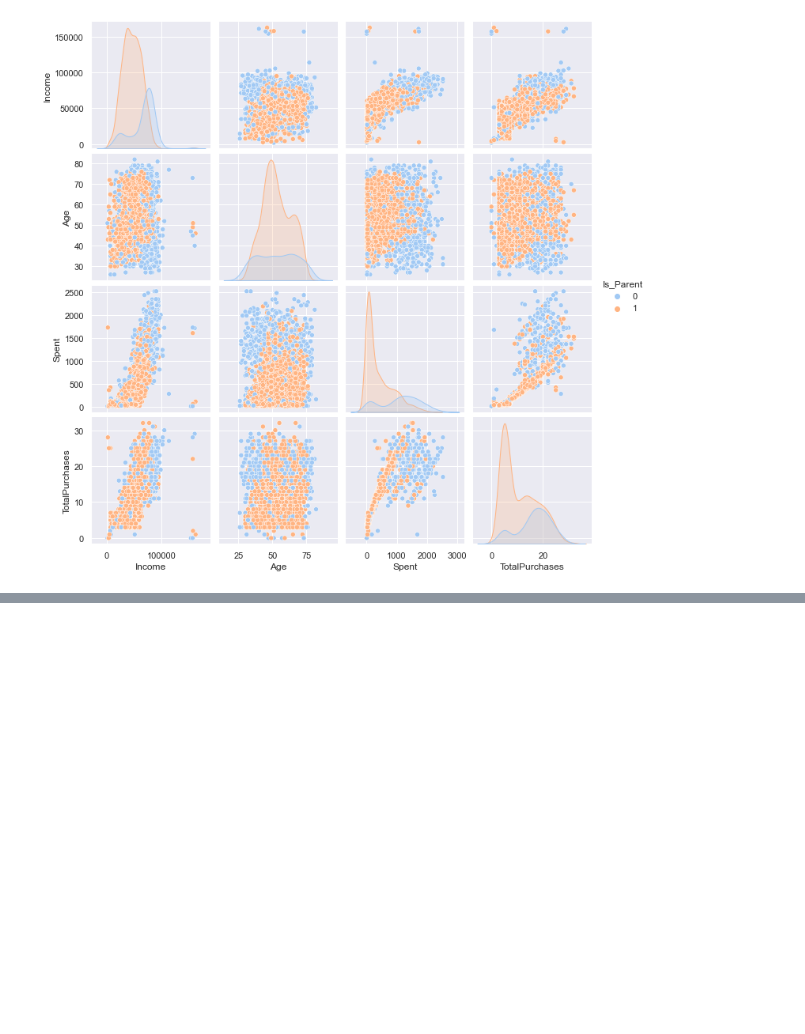
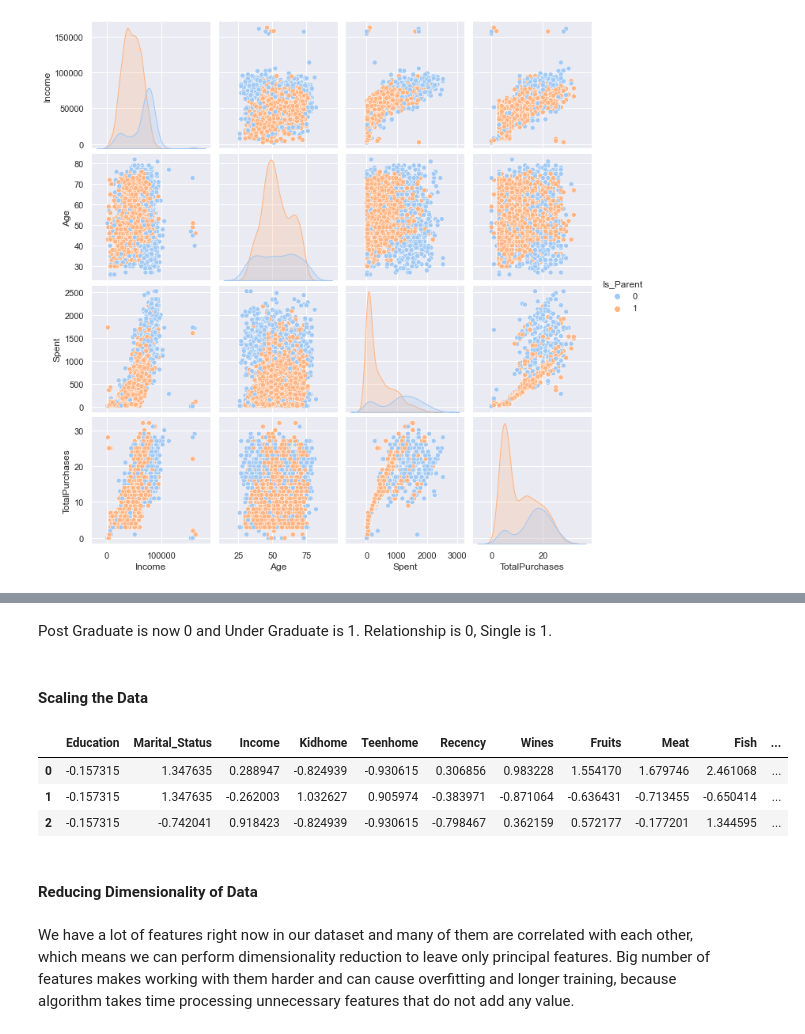
Before and after one commit to DenysIvanilov/Portfolio-Projects, a Jupyter notebook: CustomerSegmentation/NotebookAndModel/Untitled.ipynb, the cells around one changed output, grey strips where cells are left out. Cells and saved outputs as stored; diff of their text form; code cells hidden in the pictures; blank space fills up the shorter version.

```diff
--- a/CustomerSegmentation/NotebookAndModel/Untitled.ipynb
+++ b/CustomerSegmentation/NotebookAndModel/Untitled.ipynb
@@ -463,0 +494,8 @@ sns.pairplot(data[to_plot], hue="Is_Parent")
+# %%
+le = LabelEncoder()
+data["Education"] = le.fit_transform(data["Education"])
+data["Marital_Status"] = le.fit_transform(data["Marital_Status"])
+# %% [markdown]
+Post Graduate is now 0 and Under Graduate is 1. Relationship is 0, Single is 1.
+# %% [markdown]
+#### Scaling the Data
@@ -463,0 +504,14 @@ sns.pairplot(data[to_plot], hue="Is_Parent")
+# %%
+scaler = StandardScaler()
+scaled_data = pd.DataFrame(scaler.fit_transform(data), columns=data.columns)
+# %%
+scaled_data.head(3).style.background_gradient(cmap=color_map)
+# %% [output]
+|  | Education | Marital_Status | Income | Kidhome | Teenhome | Recency | Wines | Fruits | Meat | Fish | ... |
+| 0 | -0.157315 | 1.347635 | 0.288947 | -0.824939 | -0.930615 | 0.306856 | 0.983228 | 1.554170 | 1.679746 | 2.461068 | ... |
+| 1 | -0.157315 | 1.347635 | -0.262003 | 1.032627 | 0.905974 | -0.383971 | -0.871064 | -0.636431 | -0.713455 | -0.650414 | ... |
+| 2 | -0.157315 | -0.742041 | 0.918423 | -0.824939 | -0.930615 | -0.798467 | 0.362159 | 0.572177 | -0.177201 | 1.344595 | ... |
+# %% [markdown]
+#### Reducing Dimensionality of Data
+# %% [markdown]
+We have a lot of features right now in our dataset and many of them are correlated with each other, which means we can perform dimensionality reduction to leave only principal features. Big number of features makes working with them harder and can cause overfitting and longer training, because algorithm takes time processing unnecessary features that do not add any value.
```
Also changed, not shown: parts of 24 cells of this notebook.
